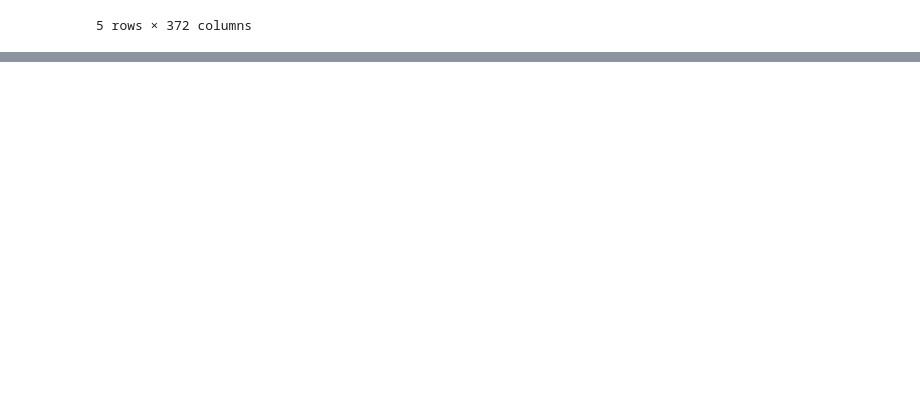
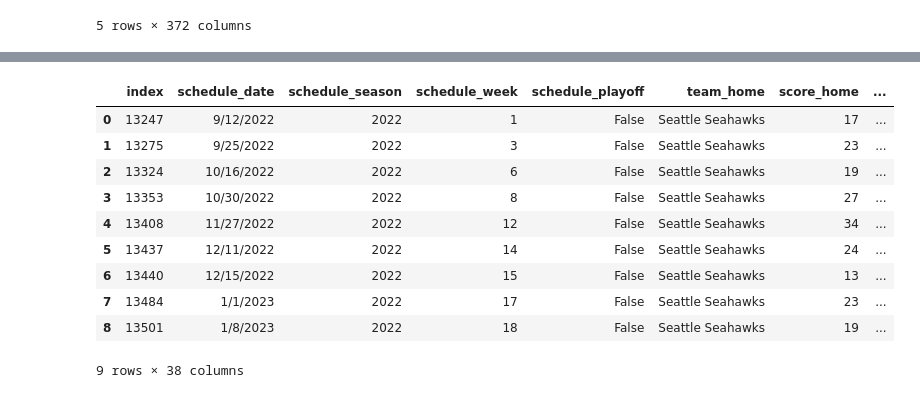
Before and after one commit to V-ivan11/Time-series, a Jupyter notebook: NFL Project/add score type.ipynb, the cells around one changed output, grey strips where cells are left out. Saved outputs shown, nothing was run; the diff lists cells and outputs as text; code cells hidden in the pictures; blank space fills up the shorter version.

Commit message:
add score type optimized

```diff
--- a/NFL Project/add score type.ipynb
+++ b/NFL Project/add score type.ipynb
@@ -45,3 +42,10 @@ nfl_scores = nfl_scores.query("schedule_season == 2022 and team_home == 'Seattle
+# %%
+plays_data = plays_data[
+    ["game_date", "season", "home_team", "touchdown", "posteam", "extra_point_result",
+     "two_point_conv_result", "safety", "field_goal_result", "penalty_team", "penalty",
+     "drive", "drive_first_downs", "drive_play_count", "drive_time_of_possession",
+     "ydsnet", "qtr"]]
+plays_data['game_date'] =  pd.to_datetime(plays_data['game_date'])
 # %%
 # Número de partidos a completar los datos
 n_games = nfl_scores.shape[0]
@@ -68,15 +76,0 @@ overtime = np.zeros(n_games)
-# %%
-for i, value in enumerate(nfl_scores.to_numpy()):
-    print('a')
-    team_home = names[value[5]]
-    team_away = names[value[8]]
-    plays = plays_data[(plays_data["season"] == value[2]) &
-                       (plays_data["game_date"].dt.strftime('%#m/%#d/%Y') == value[1]) &
-                       (plays_data["home_team"] == team_home)]
-
-    td_home[i] = len(plays[(plays["touchdown"] == 1) & (plays["posteam"] == team_home)])
-    td_away[i] = len(plays[(plays["touchdown"] == 1) & (plays["posteam"] == team_away)])
-    drives = plays["drive"].max()
-    print(plays["drive_time_of_possession"].values)
-    overtime = plays["qtr"].max() == 5
-    break
@@ -101,0 +77,7 @@ a
+# %%
+def sum_minsec(times):
+    total = 0
+    for time in times:
+        m, s = map(int, time.split(":"))
+        total += 60*m + s
+    return total
@@ -101,0 +159,28 @@ a
+# %%
+columns = ["td_home","td_away","extra_home","extra_away","conv_home","conv_away",
+           "goal_home","goal_away","safety_home","safety_away","avgyd_home",
+           "avgyd_away","effdown_home","effdown_away","penalized_home","penalized_away",
+           "timepos_home","timepos_away","drives","overtime"]
+new_data = np.matrix([
+    td_home, td_away, extra_home, extra_away, conv_home, conv_away, goal_home,
+    goal_away, safety_home, safety_away, avgyd_home, avgyd_away, effdown_home,
+    effdown_away, penalized_home, penalized_away, timepos_home, timepos_away,
+    drives , overtime
+]).T
+nfl_scores_new = nfl_scores.values
+new_data = np.hstack((nfl_scores_new, new_data))
+
+new_data_nfl = pd.DataFrame(new_data, columns= (nfl_scores.columns.to_list()+columns))
+new_data_nfl
+# %% [output]
+|  | index | schedule_date | schedule_season | schedule_week | schedule_playoff | team_home | score_home | ... |
+| 0 | 13247 | 9/12/2022 | 2022 | 1 | False | Seattle Seahawks | 17 | ... |
+| 1 | 13275 | 9/25/2022 | 2022 | 3 | False | Seattle Seahawks | 23 | ... |
+| 2 | 13324 | 10/16/2022 | 2022 | 6 | False | Seattle Seahawks | 19 | ... |
+| 3 | 13353 | 10/30/2022 | 2022 | 8 | False | Seattle Seahawks | 27 | ... |
+| 4 | 13408 | 11/27/2022 | 2022 | 12 | False | Seattle Seahawks | 34 | ... |
+| 5 | 13437 | 12/11/2022 | 2022 | 14 | False | Seattle Seahawks | 24 | ... |
+| 6 | 13440 | 12/15/2022 | 2022 | 15 | False | Seattle Seahawks | 13 | ... |
+| 7 | 13484 | 1/1/2023 | 2022 | 17 | False | Seattle Seahawks | 23 | ... |
+| 8 | 13501 | 1/8/2023 | 2022 | 18 | False | Seattle Seahawks | 19 | ... |
+9 rows × 38 columns
```
Also changed, not shown: parts of 8 cells of this notebook, 2 other files.
